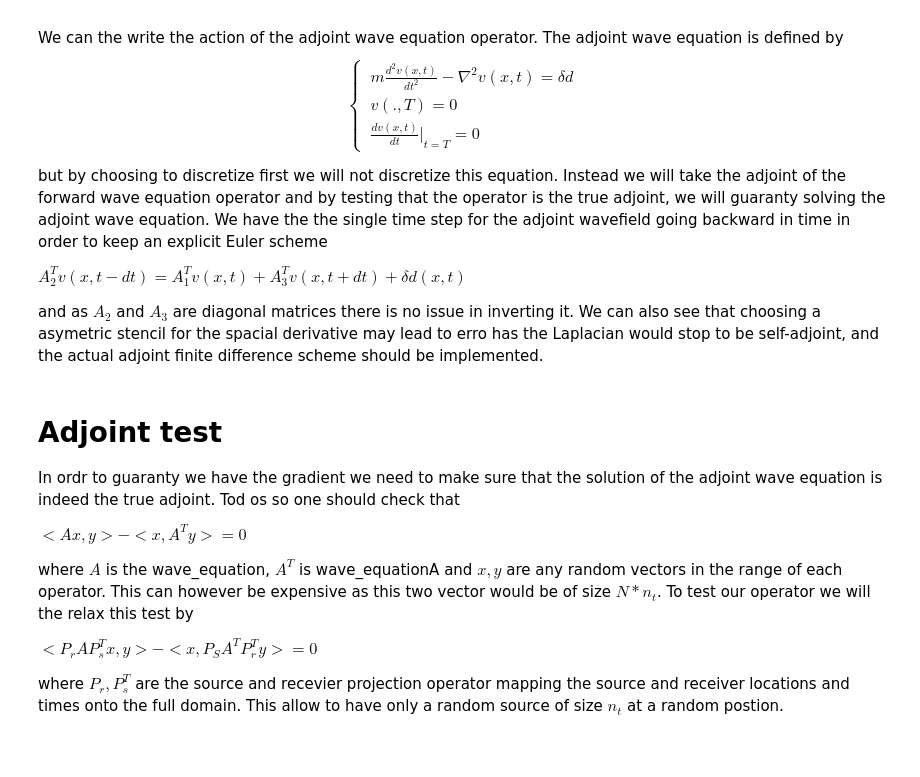
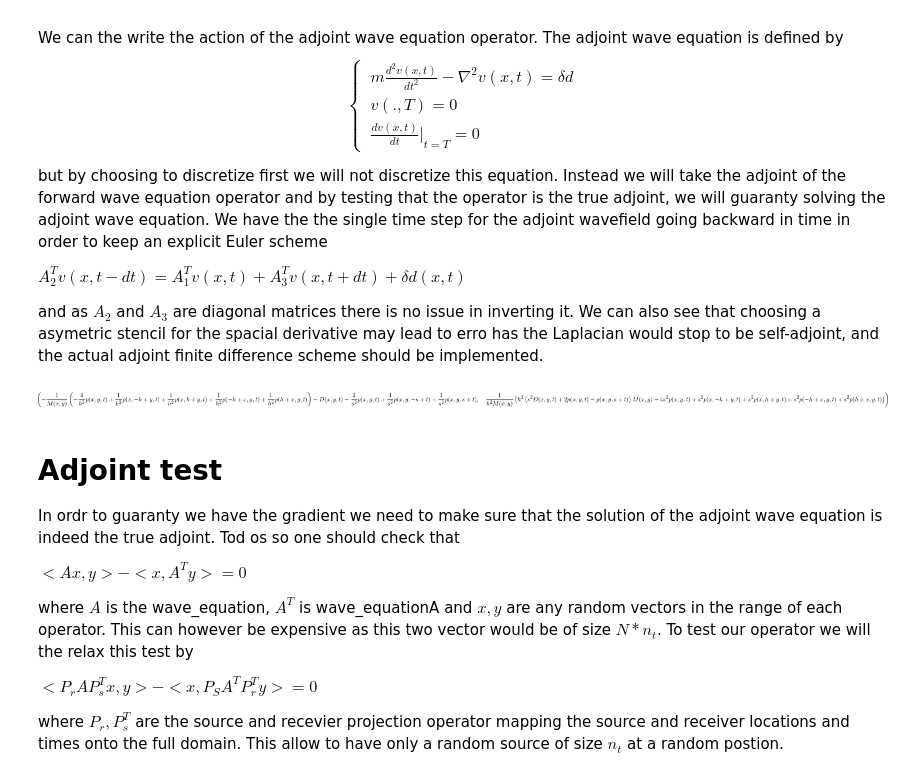
Before and after one commit to devitocodes/notebooks, a Jupyter notebook: AcousticFWI/Acoustic-wave-equation.ipynb, the cells around one changed output. Saved outputs shown, nothing was run; the diff lists cells and outputs as text; code cells hidden in the pictures; blank space fills up the shorter version.

```diff
--- a/AcousticFWI/Acoustic-wave-equation.ipynb
+++ b/AcousticFWI/Acoustic-wave-equation.ipynb
@@ -160,9 +157,10 @@ $  A_2^T v(x,t-dt)  = A_1^T v(x,t) + A_3^T v(x,t+dt) + \delta d(x,t)$
 and as $A_2$ and $A_3$ are diagonal matrices  there is no issue in inverting it. We can also see that choosing a asymetric stencil for the spacial derivative may lead to erro has the Laplacian would stop to be self-adjoint, and the actual adjoint finite difference scheme should be implemented.
 # %%
 wave_equationA = dtt- 1/m*(dxx+dyy) - D(x,y,t)
-print(wave_equationA)
 stencilA = solve(wave_equationA,p(x,y,t-s))[0]
-print(stencilA)
+wave_equationA,stencilA
+# %% [output]
+[figure, added]
 # %% [markdown]
 # Adjoint test
 
```
Also changed, not shown: parts of 6 cells of this notebook.
